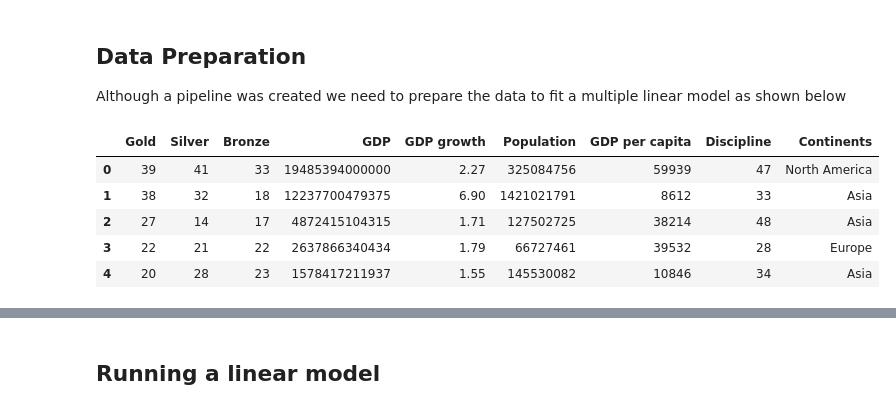
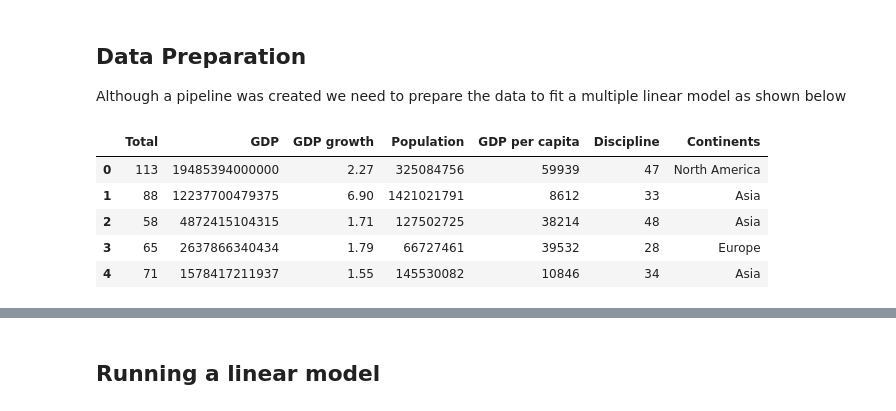
Before and after one commit to hyunsukr/DS5100-Final, a Jupyter notebook: analysis/jupyter_notebooks/regresion.ipynb, the cells around one changed output, grey strips where cells are left out. Cells and saved outputs as stored; diff of their text form; code cells hidden in the pictures.

```diff
--- a/analysis/jupyter_notebooks/regresion.ipynb
+++ b/analysis/jupyter_notebooks/regresion.ipynb
@@ -22,22 +23,22 @@ Although a pipeline was created we need to prepare the data to fit a multiple li
 # %%
 original = pd.read_csv('../../data/final_olympic_cont.csv', index_col=[0])
 
 ## Transform and drop some unused columns
-df = original.drop(['Total', 'Name', 'Country', 'GDP abbreviated', 'NOC'], axis=1)
-
+# df = original.drop(['Total', 'Name', 'Country', 'GDP abbreviated', 'NOC'], axis=1)
+df = original.drop(['Name', 'Gold', 'Silver', "Bronze",'Country', 'GDP abbreviated', 'NOC'], axis=1)
 ## Drop NaN
 df = df.dropna()
 
 # Transform Variable
 df["GDP"] = df["GDP"].map(lambda x: int(x[1:].replace(",","")))
 df["GDP per capita"] = df["GDP per capita"].map(lambda x: int(x[1:].replace(",","")))
 df["Population"] = df["Population"].map(lambda x: int(x.replace(",","")))
 df["GDP growth"] = df["GDP growth"].map(lambda x: x[:-1]).astype(float)
 df.head()
 # %% [output]
-|  | Gold | Silver | Bronze | GDP | GDP growth | Population | GDP per capita | Discipline | Continents |
-| 0 | 39 | 41 | 33 | 19485394000000 | 2.27 | 325084756 | 59939 | 47 | North America |
-| 1 | 38 | 32 | 18 | 12237700479375 | 6.90 | 1421021791 | 8612 | 33 | Asia |
-| 2 | 27 | 14 | 17 | 4872415104315 | 1.71 | 127502725 | 38214 | 48 | Asia |
-| 3 | 22 | 21 | 22 | 2637866340434 | 1.79 | 66727461 | 39532 | 28 | Europe |
-| 4 | 20 | 28 | 23 | 1578417211937 | 1.55 | 145530082 | 10846 | 34 | Asia |
+|  | Total | GDP | GDP growth | Population | GDP per capita | Discipline | Continents |
+| 0 | 113 | 19485394000000 | 2.27 | 325084756 | 59939 | 47 | North America |
+| 1 | 88 | 12237700479375 | 6.90 | 1421021791 | 8612 | 33 | Asia |
+| 2 | 58 | 4872415104315 | 1.71 | 127502725 | 38214 | 48 | Asia |
+| 3 | 65 | 2637866340434 | 1.79 | 66727461 | 39532 | 28 | Europe |
+| 4 | 71 | 1578417211937 | 1.55 | 145530082 | 10846 | 34 | Asia |
```
Also changed, not shown: parts of 12 cells of this notebook, 2 other files.
